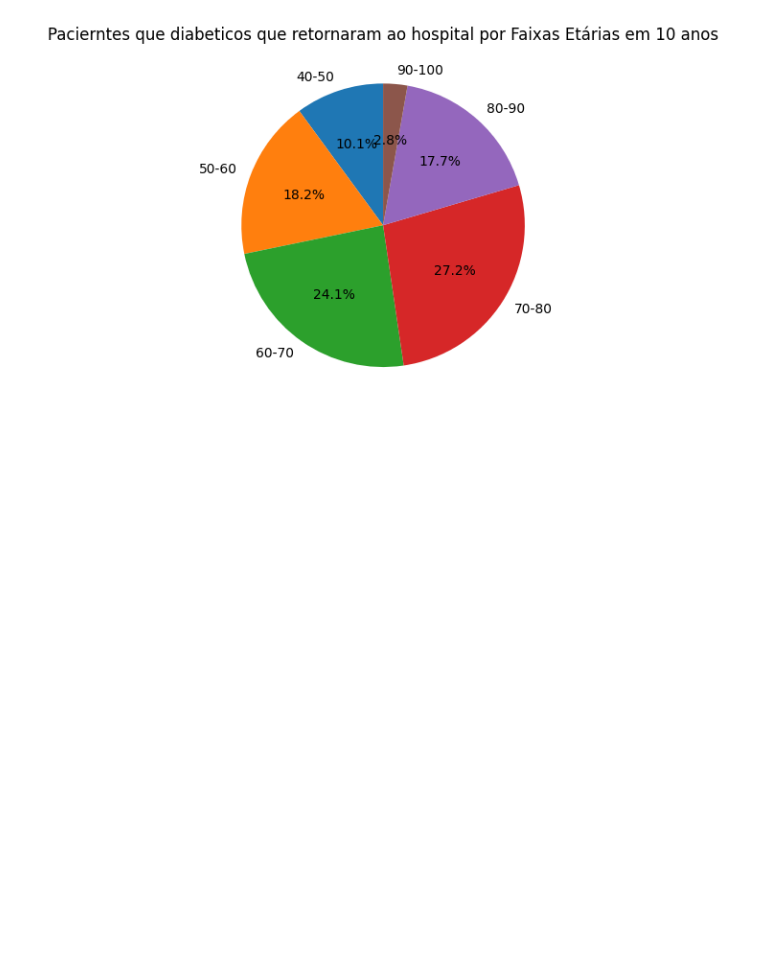
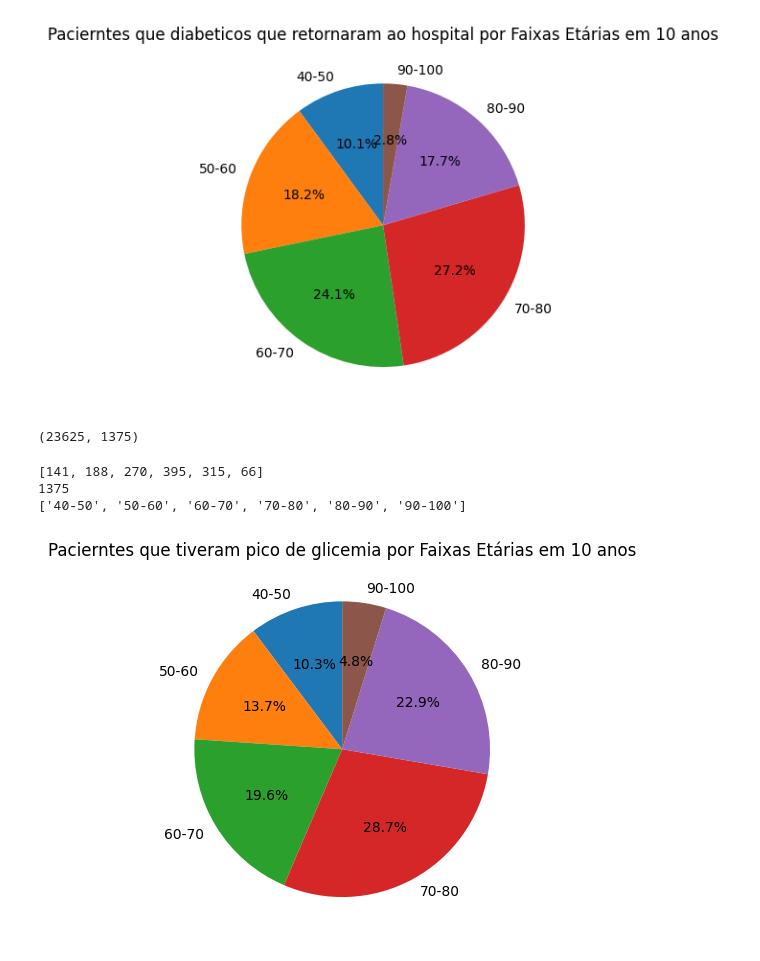
Before and after one commit to luishmsantiago/exercicios_python_SQL, a Jupyter notebook: dfhospitalreadmission.ipynb, the cells around one changed output. Saved outputs shown, nothing was run; the diff lists cells and outputs as text; code cells hidden in the pictures; blank space fills up the shorter version.

```diff
--- a/dfhospitalreadmission.ipynb
+++ b/dfhospitalreadmission.ipynb
@@ -189,3 +175,43 @@ plt.title('Pacierntes que diabeticos que retornaram ao hospital por Faixas Etár
 plt.show()
 # %% [output]
 [figure]
+# %%
+df_ordenado['glucose_test'] = df_ordenado['glucose_test'].str.strip().str.lower()
+num_glucose_no = len(df_ordenado[df_ordenado['glucose_test']== 'no'])
+
+num_glucose_yes = len(df_ordenado[df_ordenado['glucose_test']!= 'no'])
+num_glucose_no,num_glucose_yes
+# %% [output]
+(23625, 1375)
+# %%
+lista = []
+
+x = '40-50'
+listaetaria = []
+inicio, fim = x.split('-')
+
+for i in range(6):
+    tot_gluc_tes = df_ordenado[(df_ordenado['age'] == x) & (df_ordenado['glucose_test'] != 'no')]
+    num = len(tot_gluc_tes)
+
+
+    lista.append(num)  # Adiciona a média na lista
+    listaetaria.append(x)
+
+    inicio = int(inicio) + 10
+    fim = int(fim) + 10
+    x = f"{inicio}-{fim}"
+
+print(lista)  # Exibe a lista de médias para cada faixa etária
+print(sum(lista))
+print(listaetaria)
+# %% [output]
+[141, 188, 270, 395, 315, 66]
+1375
+['40-50', '50-60', '60-70', '70-80', '80-90', '90-100']
+# %%
+plt.pie(lista, labels=listaetaria, autopct='%1.1f%%', startangle=90)
+plt.title('Pacierntes que tiveram pico de glicemia por Faixas Etárias em 10 anos')
+plt.show()
+# %% [output]
+[figure, added]
```
Also changed, not shown: parts of 1 cell of this notebook.
